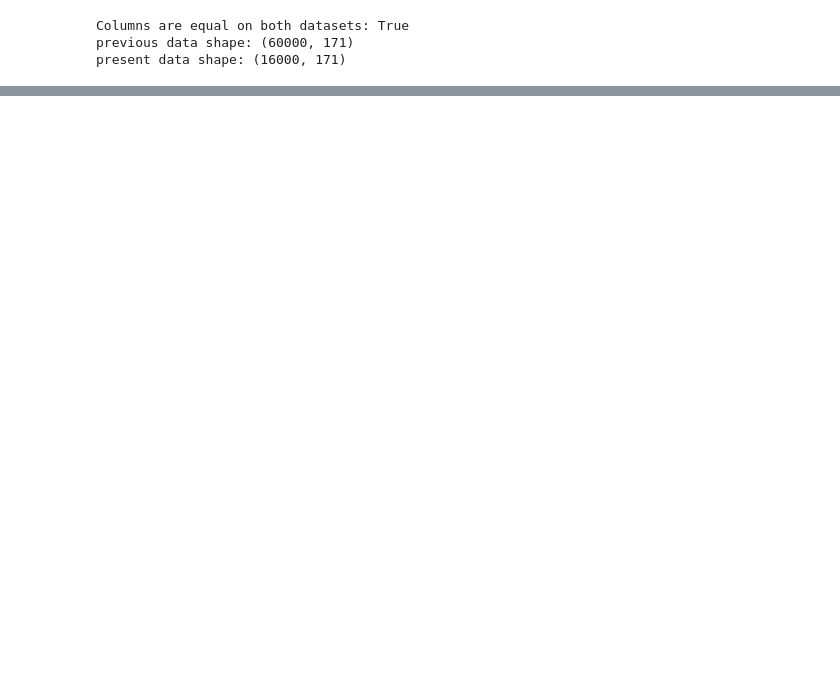
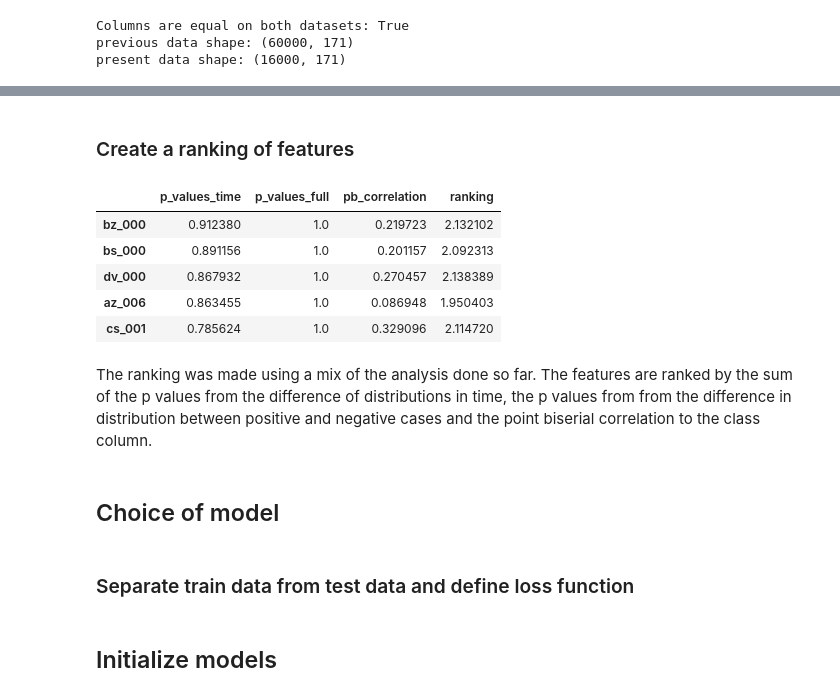
Before and after one commit to pedrobortolon/truck-air-system-failure-analysis, a Jupyter notebook: truck_company_analysis.ipynb, the cells around one changed output, grey strips where cells are left out. Saved outputs shown, nothing was run; the diff lists cells and outputs as text; code cells hidden in the pictures; blank space fills up the shorter version.

```diff
--- a/truck_company_analysis.ipynb
+++ b/truck_company_analysis.ipynb
@@ -47,0 +325,18 @@ Present percentage of air failures: 2.34375%
+# %%
+# check distribution changes over time, but with equal amount of data from each classification
+percentage_filter = 0.5
+
+p_values = pd.Series(index=previous.columns)
+for column in previous.columns:
+    previous_sampled = previous[previous["class"] == 0][column].dropna().sample(1000)
+    present_sampled = present[present["class"] == 0][column].dropna().sample(375)
+
+    previous_test = pd.concat([previous_sampled, previous[previous["class"] == 1][column].dropna()])
+    present_test = pd.concat([present_sampled, present[present["class"] == 1][column].dropna()])
+
+    ks_stat, p_value = stats.ks_2samp(previous[column].dropna(), present[column].dropna())
+    p_values.loc[column] = p_value
+
+p_values_time = p_values.sort_values()
+
+diff_dist_time = set(p_values_sorted[p_values_sorted < percentage_filter].index)
@@ -47,0 +351,39 @@ Present percentage of air failures: 2.34375%
+# %% [markdown]
+### Create a ranking of features
+# %%
+# create the p_values from ks test between class with full df
+p_values = pd.Series(index=full_df.columns)
+for column in full_df.columns:
+    no_air_problem = full_df[column].dropna()
+    ks_stat, p_value = stats.ks_2samp(
+        full_df[full_df["class"] == 0][column].dropna(),
+        full_df[full_df["class"] == 1][column].dropna()
+    )
+    p_values.loc[column] = p_value
+
+p_values_full = p_values.sort_values()
+diff_dist_full_df = set(p_values_sorted[p_values_sorted < percentage_filter].index)
+# %%
+# rank features
+feature_ranking = pd.DataFrame(index=p_values_time.index)
+feature_ranking.loc[p_values_time.index, "p_values_time"] = 1 - p_values_time
+feature_ranking.loc[p_values_full.index, "p_values_full"] =  1 - p_values_full
+feature_ranking.loc[feature_ranking.drop(index="class").index, "pb_correlation"] = pb_correlations.loc[feature_ranking.drop(index="class").index, "correlation"]
+feature_ranking["ranking"] = feature_ranking[["p_values_time", "p_values_full", "pb_correlation"]].sum(axis=1)
+
+ranked_features = feature_ranking["ranking"].sort_values(ascending=False).index
+
+feature_ranking.head()
+# %% [output]
+|  | p_values_time | p_values_full | pb_correlation | ranking |
+| bz_000 | 0.912380 | 1.0 | 0.219723 | 2.132102 |
+| bs_000 | 0.891156 | 1.0 | 0.201157 | 2.092313 |
+| dv_000 | 0.867932 | 1.0 | 0.270457 | 2.138389 |
+| az_006 | 0.863455 | 1.0 | 0.086948 | 1.950403 |
+| cs_001 | 0.785624 | 1.0 | 0.329096 | 2.114720 |
+# %% [markdown]
+The ranking was made using a mix of the analysis done so far. The features are ranked by the sum of the p values from the difference of distributions in time, the p values from from the difference in distribution between positive and negative cases and the point biserial correlation to the class column.
+# %% [markdown]
+## Choice of model
+# %% [markdown]
+### Separate train data from test data and define loss function
@@ -47,0 +402,2 @@ Present percentage of air failures: 2.34375%
+# %% [markdown]
+## Initialize models
```
Also changed, not shown: parts of 49 cells of this notebook, 10 other files.
